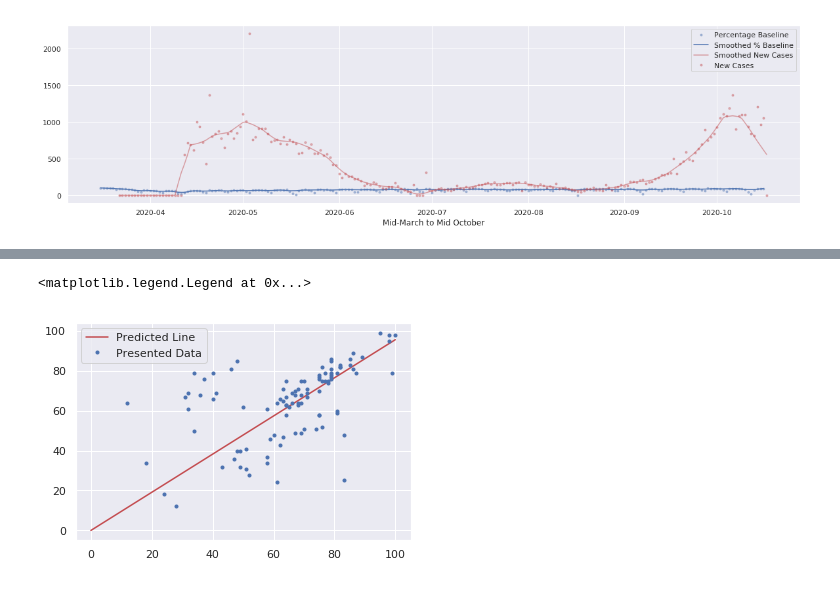
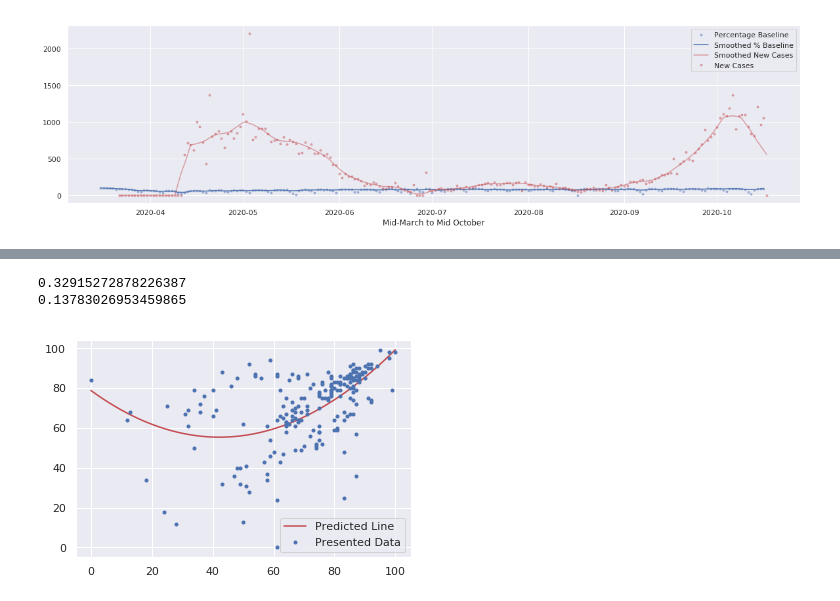
Before and after one commit to clement-ip/covid-airport-travel, a Jupyter notebook: analyze_both.ipynb, the cells around one changed output, grey strips where cells are left out. Saved outputs shown, nothing was run; the diff lists cells and outputs as text; code cells hidden in the pictures.

```diff
--- a/analyze_both.ipynb
+++ b/analyze_both.ipynb
@@ -407,0 +540,15 @@ plt.legend()
+# %%
+# ML with new cases, total cases, na cases: total + new, vs y= Baseline
+#naCases --> Confirmed, New, New_smooth, Confirm_smooth
+#joined --> Confirmed, Confirmed_smooth, Difference, Diff_smooth, Baseline_smooth, PercentOfBaseline
+'''
+joined["Confirmed_smooth"] = confirmX
+
+# X --> na_confirm, na_new, bc_confirm, bc_new
+X = naCases[["Confirm_smooth", "New_smooth", "Date"]].join(joined[["Confirmed_smooth","Diff_smooth","Date"]].set_index('Date'), on ='Date')
+X = X.rename(columns={"Confirm_smooth": "na_confirm", "New_smooth":"na_new", "Confirmed_smooth":"ab_confirm", "Diff_smooth":"bc_new"})
+X = X[["na_confirm","na_new","bc_confirm","bc_new"]].dropna()
+
+# y --> joined['Baseline_smooth']
+y = joined['Baseline_smooth'].rename(columns={"Baseline_smooth":"yegBaseline"})
+'''
@@ -499,5 +688,9 @@ plt.plot(linearX, reg.slope*linearX + reg.intercept,'r-')
 # %%
 temp = yul.shift(-1)
 
-X = np.array(yul['PercentOfBaseline'].head(100)).reshape(-1, 1)
-y = np.array(temp["PercentOfBaseline"].head(100)).astype(int).reshape(-1, 1)
+
+# the last val of temp is NaN so omit the last element of both X and y to ensure equal array sizes
+X = np.array(yul['PercentOfBaseline'].head(len(X) - 1)).reshape(-1, 1)
+y = np.array(temp["PercentOfBaseline"].head(len(y) - 1)).astype(int).reshape(-1, 1)
+
+X_train, X_valid, y_train, y_valid = train_test_split(X, y)
@@ -504,10 +706,22 @@ y = np.array(temp["PercentOfBaseline"].head(100)).astype(int).reshape(-1, 1)
 # %%
-model = LinearRegression(fit_intercept = False)
-model.fit(X, y)
-linearX = np.linspace(0,100).reshape(-1, 1) #maybe change params
+model = make_pipeline(
+    PolynomialFeatures(degree=2, include_bias=True),
+    LinearRegression(fit_intercept=False)
+)
+
+model.fit(X_train, y_train)
+
+linearX = np.linspace(0,max(X_train)).reshape(-1, 1) #maybe change params
 plt.plot(linearX, model.predict(linearX), 'r-', label = "Predicted Line")
 plt.plot(X, y, 'b.', label = 'Presented Data')
 plt.legend()
+
+print(model.score(X_train, y_train))
+print(model.score(X_valid, y_valid))
+
+# Is this the best that we can get it to?
+# Needs fixing
 # %% [output]
-<matplotlib.legend.Legend at 0x...>
+0.32915272878226387
+0.13783026953459865
-[figure, old version]
+[figure, new version]
```
Also changed, not shown: parts of 35 cells of this notebook.
